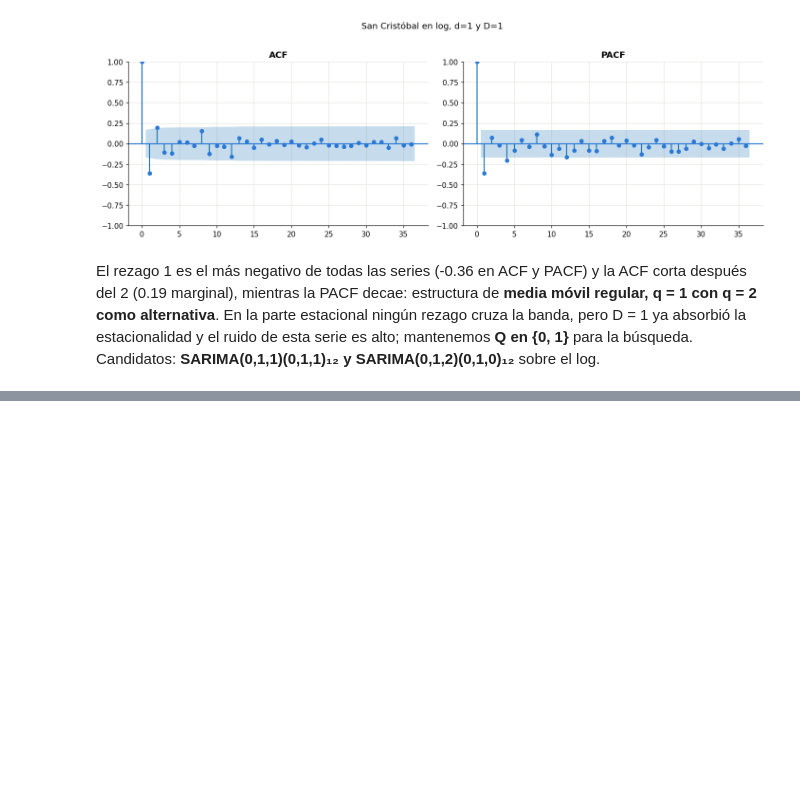
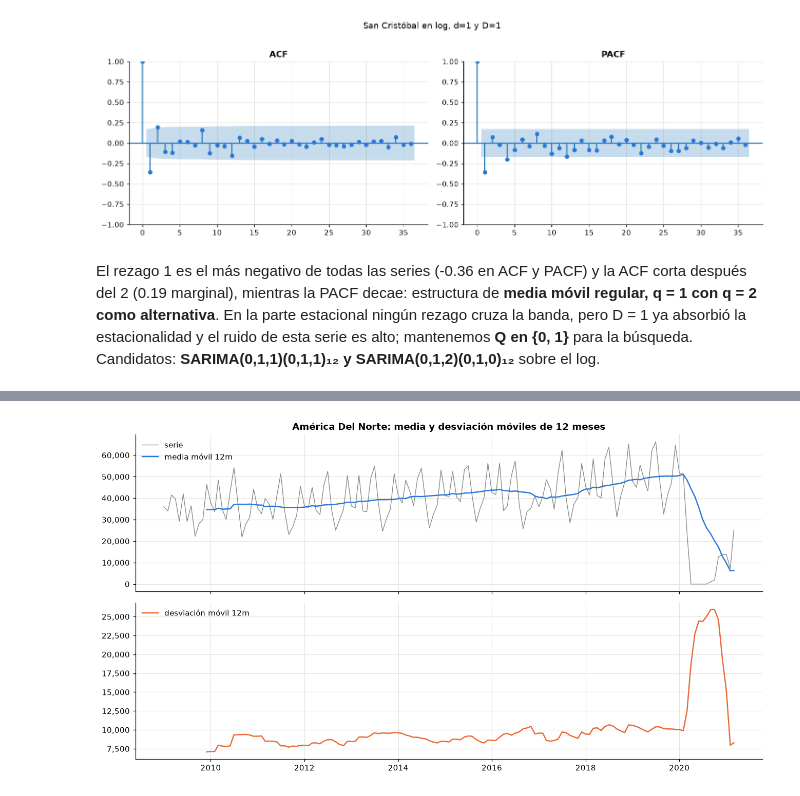
Before and after one commit to Fercho1118/Laboratorio-1-Series-de-Tiempo, a Jupyter notebook: notebooks/analisis-series.ipynb, the cells around one changed output, grey strips where cells are left out. Drawn from its saved outputs; the diff is of its cells as text; code cells hidden in the pictures; blank space fills up the shorter version.

```diff
--- a/notebooks/analisis-series.ipynb
+++ b/notebooks/analisis-series.ipynb
@@ -816,0 +893,4 @@ búsqueda. Candidatos: **SARIMA(0,1,1)(0,1,1)₁₂ y SARIMA(0,1,2)(0,1,0)₁₂
+# %%
+graficar_moviles(norte, "América Del Norte: media y desviación móviles de 12 meses", "serie-norte-moviles")
+# %% [output]
+[figure, added]
```
Also changed, not shown: parts of 28 cells of this notebook.
